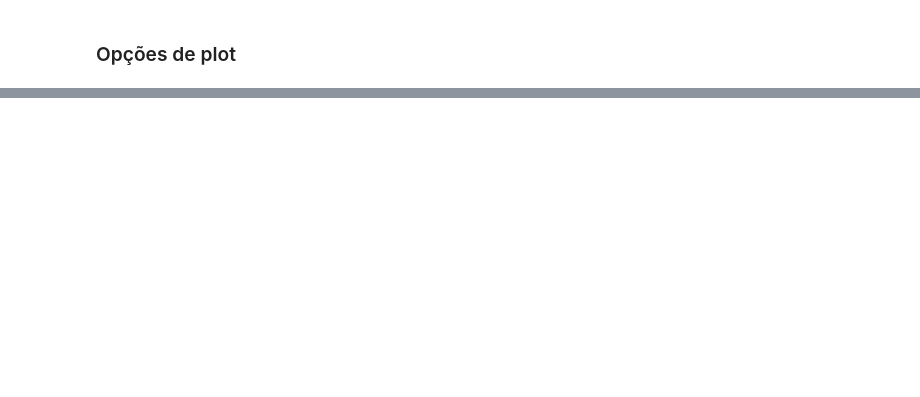
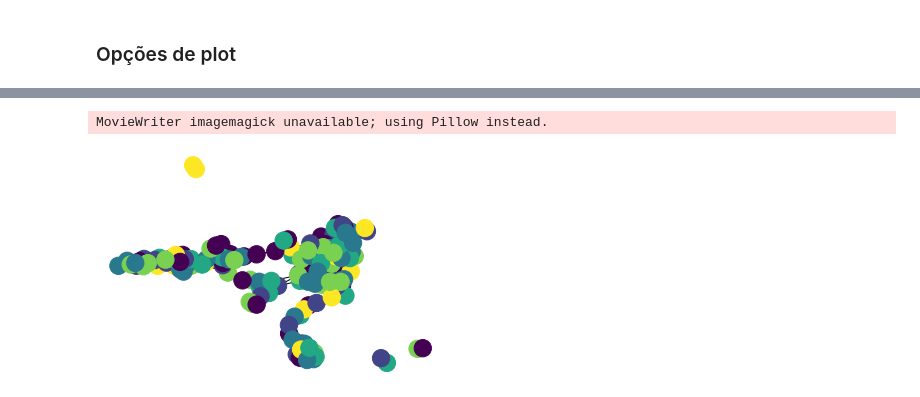
Before and after one commit to projeto-de-algoritmos/Grafos1_Cities, a Jupyter notebook: Grafos1_Cities.ipynb, the cells around one changed output, grey strips where cells are left out. Saved outputs shown, nothing was run; the diff lists cells and outputs as text; code cells hidden in the pictures; blank space fills up the shorter version.

Commit message:
📦 NEW: Add new grpah visualization options

```diff
--- a/Grafos1_Cities.ipynb
+++ b/Grafos1_Cities.ipynb
@@ -249,0 +231,42 @@ nx.draw(cities_graph)
+# %%
+import numpy as np
+import matplotlib.pyplot as plt
+import networkx as nx
+from matplotlib.animation import FuncAnimation
+
+# number of nodes
+size = len(cities_graph)
+
+# generate graph
+G=cities_graph
+
+# generating input frames here, since my data is too big
+# its important that the frames go as input and is not generated
+# on the fly
+frame = np.random.random_integers(0, 5, (size, size)) # random ndarray between 0 and 5, length and number of frames = number of nodes in the graph
+
+# draw the topology of the graph, what changes during animation
+# is just the color
+pos = nx.spring_layout(G)
+nodes = nx.draw_networkx_nodes(G,pos)
+edges = nx.draw_networkx_edges(G,pos)
+plt.axis('off')
+
+# pass frames to funcanimation via update function
+# this is where I get stuck, since I cannot break
+# out of the loop, neither can I read every array of
+# the ndarray without looping over it explicitly
+def update(i):
+    # for i in range(len(frame)):
+    # instead of giving frame as input, if I randomly generate it, then it works
+    nc = frame[i] # np.random.randint(2, size=200)
+    nodes.set_array(nc)
+    return nodes,
+
+# output animation; its important I save it
+fig = plt.gcf()
+ani = FuncAnimation(fig, update, interval=50, frames=range(size), blit=True)
+ani.save('crap.gif', writer='imagemagick',  savefig_kwargs={'facecolor':'white'}, fps=1)
+# %% [output]
+MovieWriter imagemagick unavailable; using Pillow instead.
+[figure, added]
```
Also changed, not shown: parts of 9 cells of this notebook, 1 other file.
